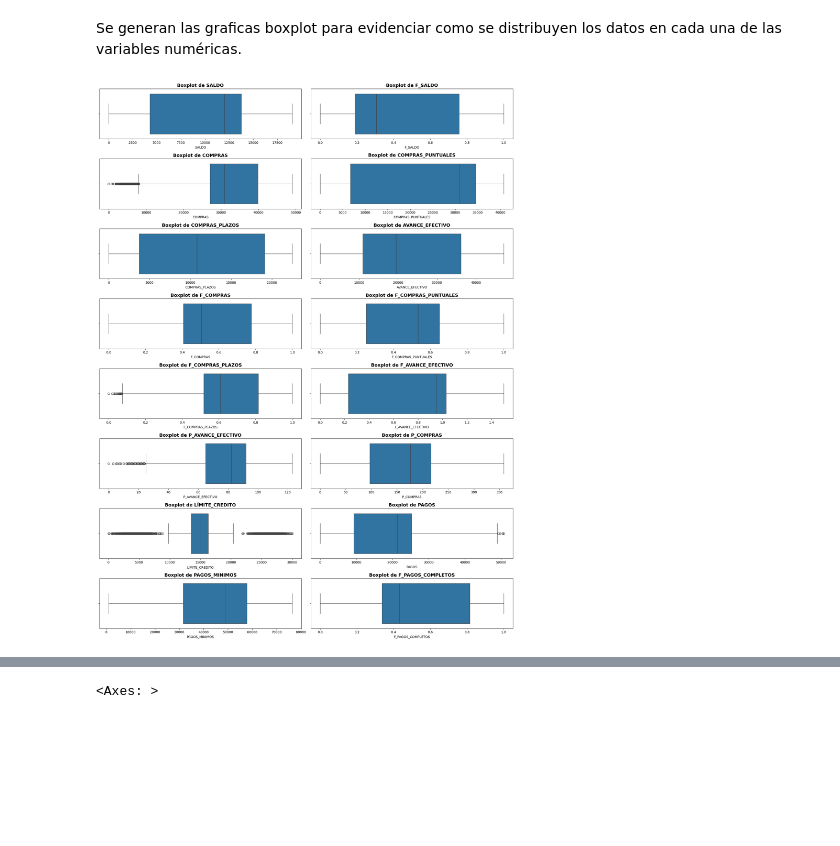
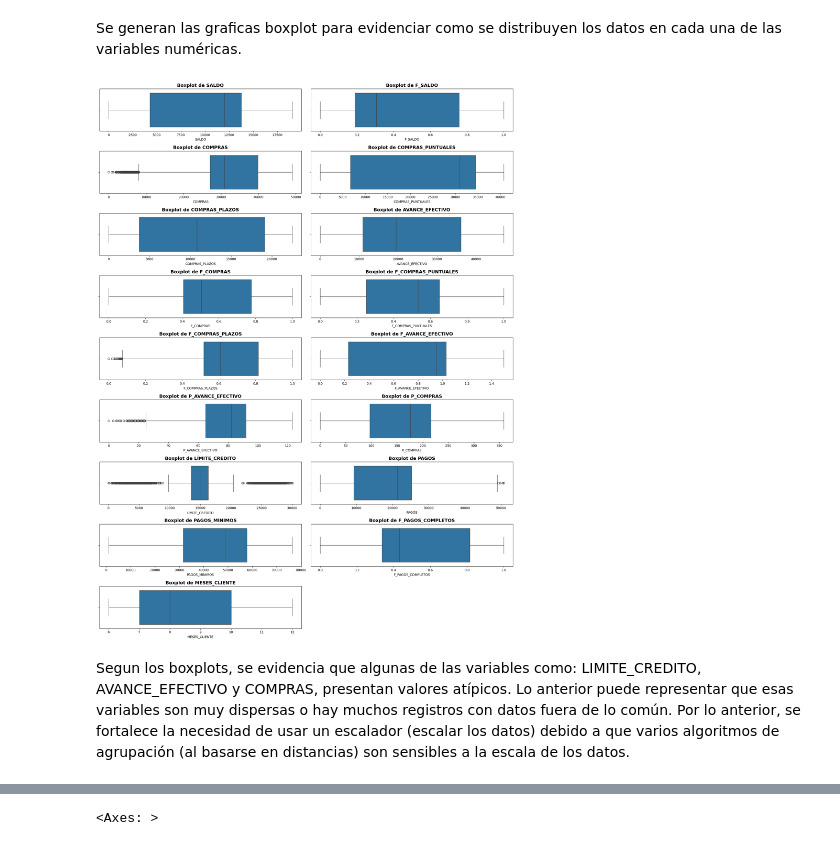
Before and after one commit to NataliaVillegasC/BI-Laboratorio2_Agrupacion, a Jupyter notebook: NataliaLab.ipynb, the cells around one changed output, grey strips where cells are left out. Saved outputs shown, nothing was run; the diff lists cells and outputs as text; code cells hidden in the pictures; blank space fills up the shorter version.

```diff
--- a/NataliaLab.ipynb
+++ b/NataliaLab.ipynb
@@ -131,10 +131,6 @@ column_titles
 ### 1.1.1 Atributos numéricos
 # %%
 atributosNum = df.select_dtypes(include=[np.number]).columns
-
-# Se usa drop para eliminar la columna 'MESES_CLIENTE'
-atributosNum = atributosNum.drop('MESES_CLIENTE')
-
 pd.DataFrame(atributosNum, columns=['Atributos numéricos'])
 # %% [output]
 |  | Atributos numéricos |
@@ -173,10 +170,12 @@ Se generan las graficas boxplot para evidenciar como se distribuyen los datos en
 # %%
 plt.figure(figsize=(18, 24))
 for i, col in enumerate(atributosNum, 1):
-    plt.subplot(8, 2, i)
+    plt.subplot(9, 2, i)
     sns.boxplot(x=df[col])
     plt.title(f'Boxplot de {col}', fontsize=14, fontweight='bold')
 plt.tight_layout()
 plt.show()
 # %% [output]
-[figure, old version]
+[figure, new version]
+# %% [markdown]
+Segun los boxplots, se evidencia que algunas de las variables como: LIMITE_CREDITO, AVANCE_EFECTIVO y COMPRAS, presentan valores atípicos. Lo anterior puede representar que esas variables son muy dispersas o hay muchos registros con datos fuera de lo común. Por lo anterior, se fortalece la necesidad de usar un escalador (escalar los datos) debido a que varios algoritmos de agrupación (al basarse en distancias) son sensibles a la escala de los datos.
```
Also changed, not shown: parts of 32 cells of this notebook, 2 other files.
